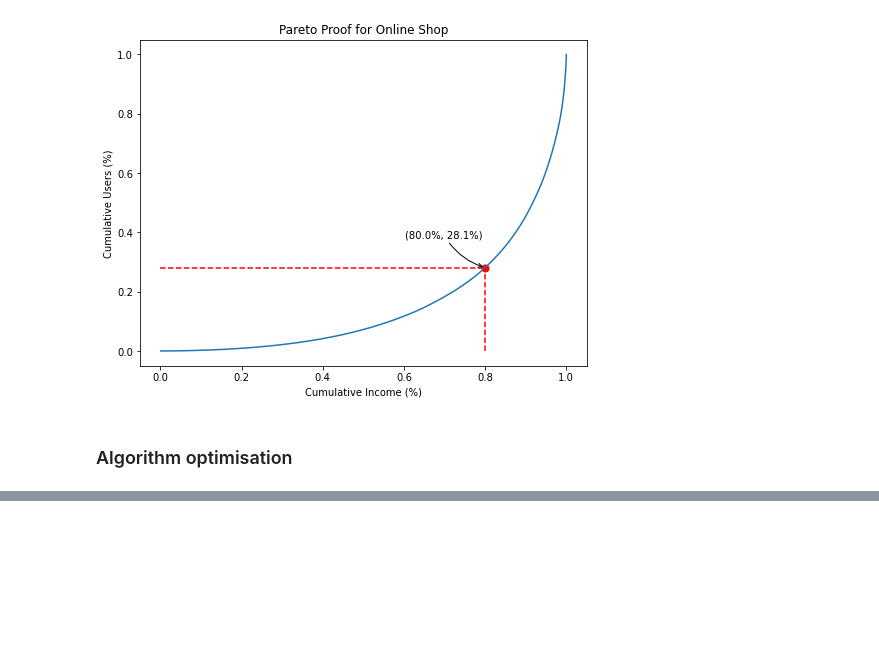
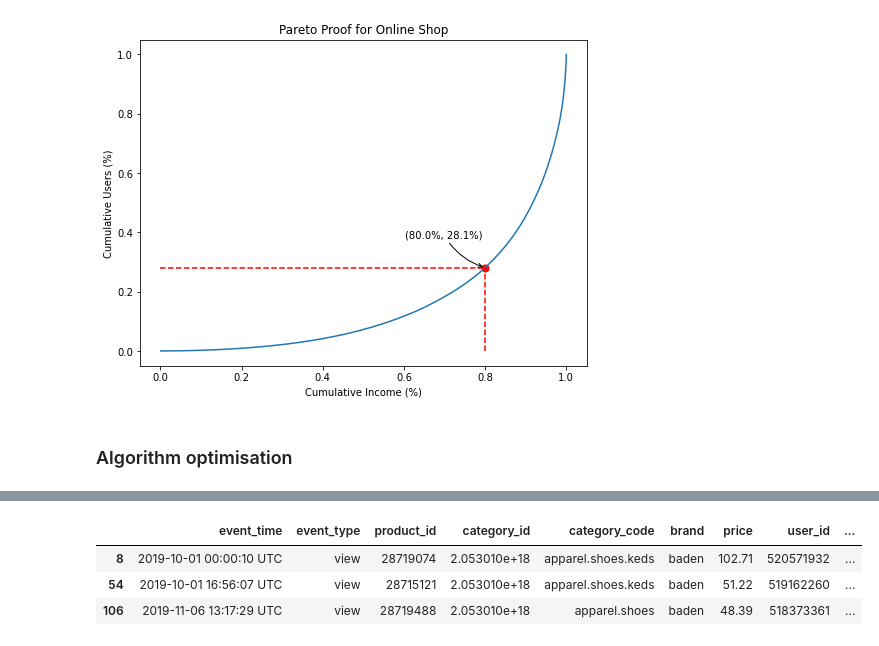
Before and after one commit to ADM-Homework-2/Homework_2, a Jupyter notebook: Main.ipynb, the cells around one changed output, grey strips where cells are left out. Cells and saved outputs as stored; diff of their text form; code cells hidden in the pictures; blank space fills up the shorter version.

```diff
--- a/Main.ipynb
+++ b/Main.ipynb
@@ -414,0 +489,7 @@ test_data_set.category.nunique()
+# %%
+test[(test.parent_category == 'apparel') & (test.brand == 'baden')]
+# %% [output]
+|  | event_time | event_type | product_id | category_id | category_code | brand | price | user_id | ... |
+| 8 | 2019-10-01 00:00:10 UTC | view | 28719074 | 2.053010e+18 | apparel.shoes.keds | baden | 102.71 | 520571932 | ... |
+| 54 | 2019-10-01 16:56:07 UTC | view | 28715121 | 2.053010e+18 | apparel.shoes.keds | baden | 51.22 | 519162260 | ... |
+| 106 | 2019-11-06 13:17:29 UTC | view | 28719488 | 2.053010e+18 | apparel.shoes | baden | 48.39 | 518373361 | ... |
```
Also changed, not shown: parts of 14 cells of this notebook, 16 other files.
